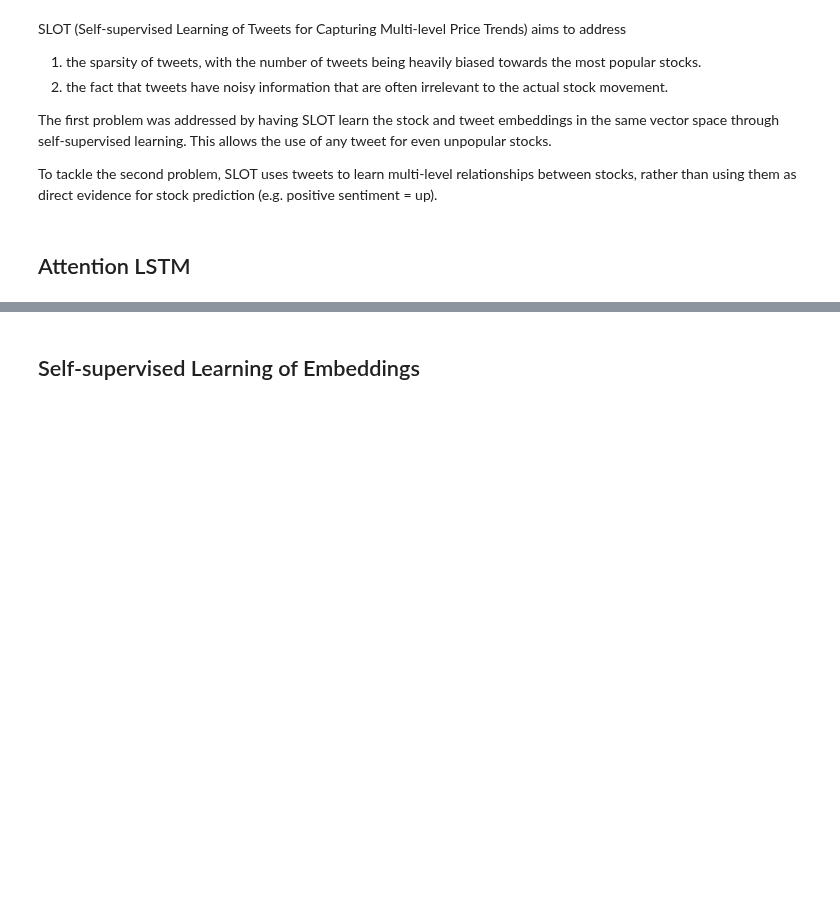
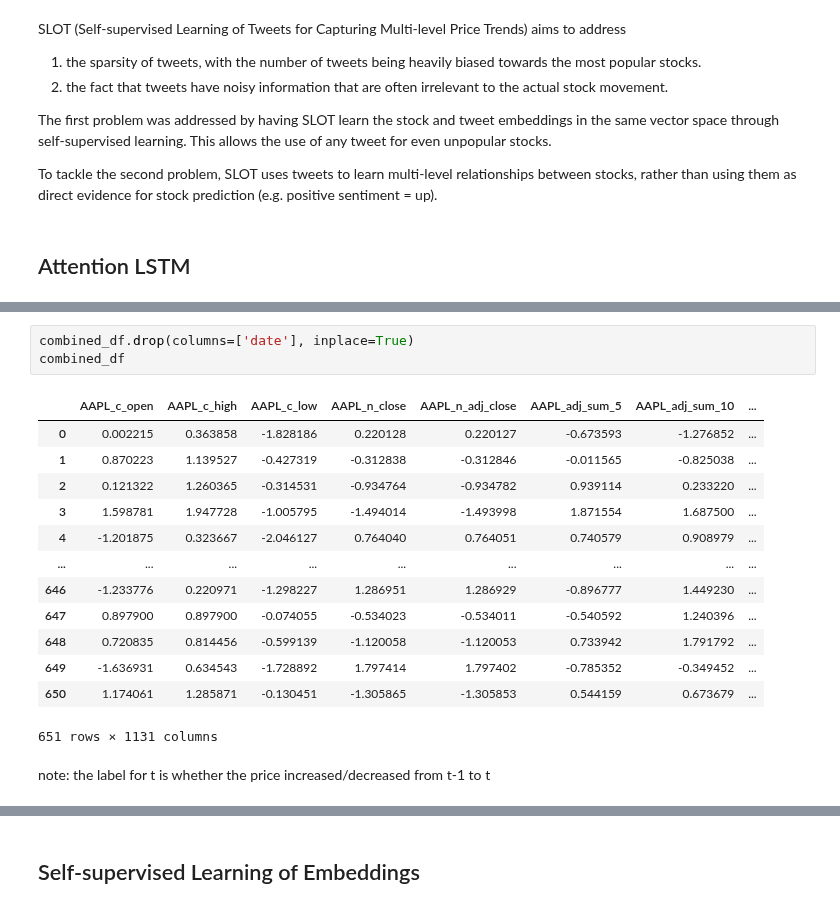
Before and after one commit to brien60/Stock-LSTM, a Jupyter notebook: SLOT.ipynb, the cells around one changed output, grey strips where cells are left out. Cells and saved outputs as stored; diff of their text form; blank space fills up the shorter version.

```diff
--- a/SLOT.ipynb
+++ b/SLOT.ipynb
@@ -80,0 +185,19 @@ class SLOT:
+# %%
+combined_df.drop(columns=['date'], inplace=True)
+combined_df
+# %% [output]
+|  | AAPL_c_open | AAPL_c_high | AAPL_c_low | AAPL_n_close | AAPL_n_adj_close | AAPL_adj_sum_5 | AAPL_adj_sum_10 | ... |
+| 0 | 0.002215 | 0.363858 | -1.828186 | 0.220128 | 0.220127 | -0.673593 | -1.276852 | ... |
+| 1 | 0.870223 | 1.139527 | -0.427319 | -0.312838 | -0.312846 | -0.011565 | -0.825038 | ... |
+| 2 | 0.121322 | 1.260365 | -0.314531 | -0.934764 | -0.934782 | 0.939114 | 0.233220 | ... |
+| 3 | 1.598781 | 1.947728 | -1.005795 | -1.494014 | -1.493998 | 1.871554 | 1.687500 | ... |
+| 4 | -1.201875 | 0.323667 | -2.046127 | 0.764040 | 0.764051 | 0.740579 | 0.908979 | ... |
+| ... | ... | ... | ... | ... | ... | ... | ... | ... |
+| 646 | -1.233776 | 0.220971 | -1.298227 | 1.286951 | 1.286929 | -0.896777 | 1.449230 | ... |
+| 647 | 0.897900 | 0.897900 | -0.074055 | -0.534023 | -0.534011 | -0.540592 | 1.240396 | ... |
+| 648 | 0.720835 | 0.814456 | -0.599139 | -1.120058 | -1.120053 | 0.733942 | 1.791792 | ... |
+| 649 | -1.636931 | 0.634543 | -1.728892 | 1.797414 | 1.797402 | -0.785352 | -0.349452 | ... |
+| 650 | 1.174061 | 1.285871 | -0.130451 | -1.305865 | -1.305853 | 0.544159 | 0.673679 | ... |
+651 rows × 1131 columns
+# %% [markdown]
+note: the label for t is whether the price increased/decreased from t-1 to t
```
Also changed, not shown: parts of 36 cells of this notebook, 2 other files.
